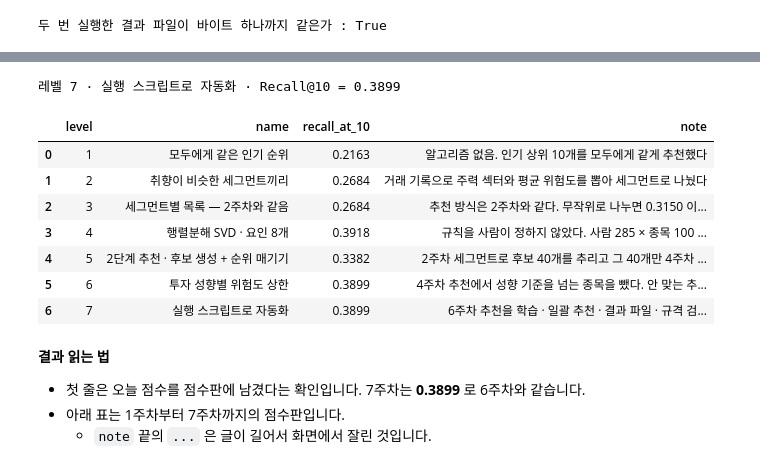
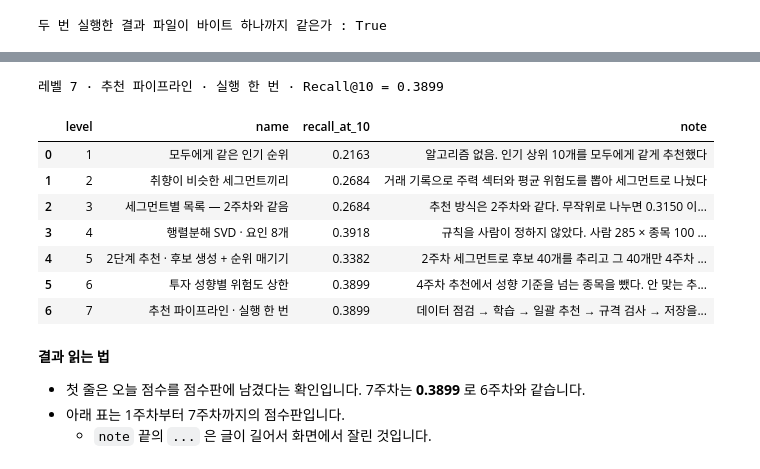
Before and after one commit to welovecherry/recsys, a Jupyter notebook: notebooks/07_batch_pipeline.ipynb, the cells around one changed output, grey strips where cells are left out. Cells and saved outputs as stored; diff of their text form; code cells hidden in the pictures.

```diff
--- a/notebooks/07_batch_pipeline.ipynb
+++ b/notebooks/07_batch_pipeline.ipynb
@@ -211,14 +470,18 @@ U0001 에게 줄 추천 앞 3개 : [('I002', 0.603), ('I043', 0.4803), ('I033',
 # %%
-# 이 셀에서 하는 일 — 두 함수로 만든 추천을 3주차와 같은 기준으로 채점한다
-# 왜 하나 — 함수로 묶어도 6주차와 같은 추천인지 0.3899 로 확인한다
+# 이 셀에서 하는 일 — 스크립트의 함수로 채점용 추천을 만들어 Recall@10 을 잰다
+# 왜 하나 — 셀을 파일 하나로 옮겨도 6주차와 같은 추천인지 0.3899 로 확인한다
 
-def 채점용_추천(사람, 이미):                             # recsys 채점 함수가 요구하는 모양 (사람, 이미)
-    """채점 함수에 넘길 수 있게 종목 번호만 돌려준다."""
-    번호들 = []                                            # 종목 번호만 담을 목록
-    for 번호, 점수 in 추천하기(묶음_채점용, 사람):          # (번호, 점수) 짝을 하나씩
-        번호들.append(번호)                                # 번호만 모은다
+묶음_채점용 = recommend_batch.학습하기(train, items)                # 학습 구간만으로 학습
+성향 = users.set_index("user_id")["persona"].to_dict()             # 딕셔너리 {투자자 번호: 투자성향}
+위험도 = items.set_index("item_id")["risk_level"].to_dict()        # 딕셔너리 {종목 번호: 1~5}
+
+def 채점용_추천(사람, 이미):                                        # 채점 함수가 요구하는 모양 (사람, 이미)
+    """스크립트의 추천하기가 준 (번호, 점수) 에서 번호만 꺼낸다."""
+    번호들 = []
+    for 번호, 점수 in recommend_batch.추천하기(묶음_채점용, 사람, 성향, 위험도):
+        번호들.append(번호)
     return 번호들
 
-채점_점수, 인원 = recsys.recall_at_k(채점용_추천, train, test)  # 3주차부터 쓰던 채점 함수
-print(f"함수로 묶은 추천 — Recall@10 = {채점_점수:.4f}   (채점 대상 {인원}명 · 6주차 0.3899)")
+채점_점수, 인원 = recsys.recall_at_k(채점용_추천, train, test)      # 3주차부터 쓰던 채점 함수
+print(f"스크립트의 함수로 만든 추천 — Recall@10 = {채점_점수:.4f}   (채점 대상 {인원}명 · 6주차 0.3899)")
 # %% [output]
@@ -542,21 +588,21 @@ print(f"두 번 실행한 결과 파일이 바이트 하나까지 같은가 : {
 # %%
 # 이 셀에서 하는 일 — 오늘 점수를 점수판에 남긴다
 # 왜 하나 — 점수가 그대로인 주차도 적는다. 무엇이 바뀌었는지 말할 수 있으면 된다
 
-recsys.record(7, "실행 스크립트로 자동화", 채점_점수,
-              note="6주차 추천을 학습 · 일괄 추천 · 결과 파일 · 규격 검사로 묶었다. 점수는 그대로, 사람 손이 빠졌다")
+recsys.record(7, "추천 파이프라인 · 실행 한 번", 채점_점수,
+              note="데이터 점검 → 학습 → 일괄 추천 → 규격 검사 → 저장을 스크립트 하나로. 점수는 그대로, 사람 손이 빠졌다")
 
 recsys.leaderboard(upto=7)   # 오늘까지 쌓인 점수판 (뒤 주차는 빼고 본다)
 # %% [output]
-레벨 7 · 실행 스크립트로 자동화 · Recall@10 = 0.3899
+레벨 7 · 추천 파이프라인 · 실행 한 번 · Recall@10 = 0.3899
 |  | level | name | recall_at_10 | note |
 | 0 | 1 | 모두에게 같은 인기 순위 | 0.2163 | 알고리즘 없음. 인기 상위 10개를 모두에게 같게 추천했다 |
 | 1 | 2 | 취향이 비슷한 세그먼트끼리 | 0.2684 | 거래 기록으로 주력 섹터와 평균 위험도를 뽑아 세그먼트로 나눴다 |
 | 2 | 3 | 세그먼트별 목록 — 2주차와 같음 | 0.2684 | 추천 방식은 2주차와 같다. 무작위로 나누면 0.3150 이... |
 | 3 | 4 | 행렬분해 SVD · 요인 8개 | 0.3918 | 규칙을 사람이 정하지 않았다. 사람 285 × 종목 100 ... |
 | 4 | 5 | 2단계 추천 · 후보 생성 + 순위 매기기 | 0.3382 | 2주차 세그먼트로 후보 40개를 추리고 그 40개만 4주차 ... |
 | 5 | 6 | 투자 성향별 위험도 상한 | 0.3899 | 4주차 추천에서 성향 기준을 넘는 종목을 뺐다. 안 맞는 추... |
-| 6 | 7 | 실행 스크립트로 자동화 | 0.3899 | 6주차 추천을 학습 · 일괄 추천 · 결과 파일 · 규격 검... |
+| 6 | 7 | 추천 파이프라인 · 실행 한 번 | 0.3899 | 데이터 점검 → 학습 → 일괄 추천 → 규격 검사 → 저장을... |
 # %% [markdown]
 **결과 읽는 법**
 
```
Also changed, not shown: parts of 65 cells of this notebook, 2 other files.
